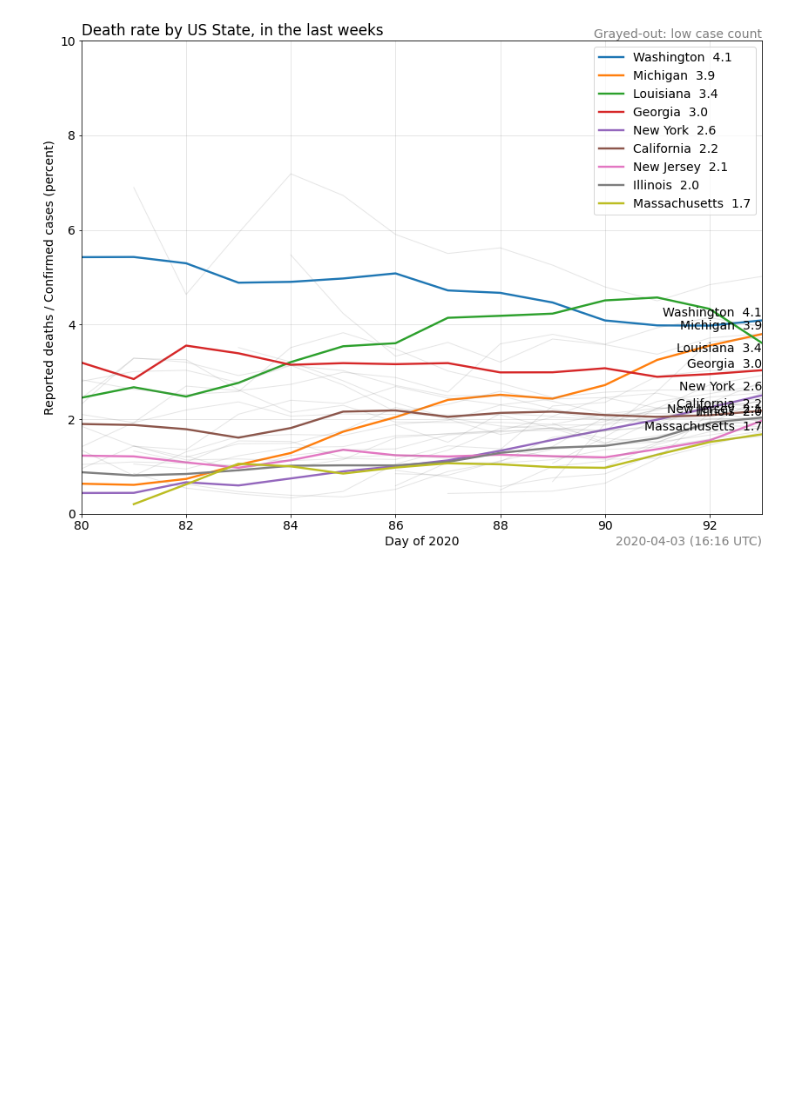
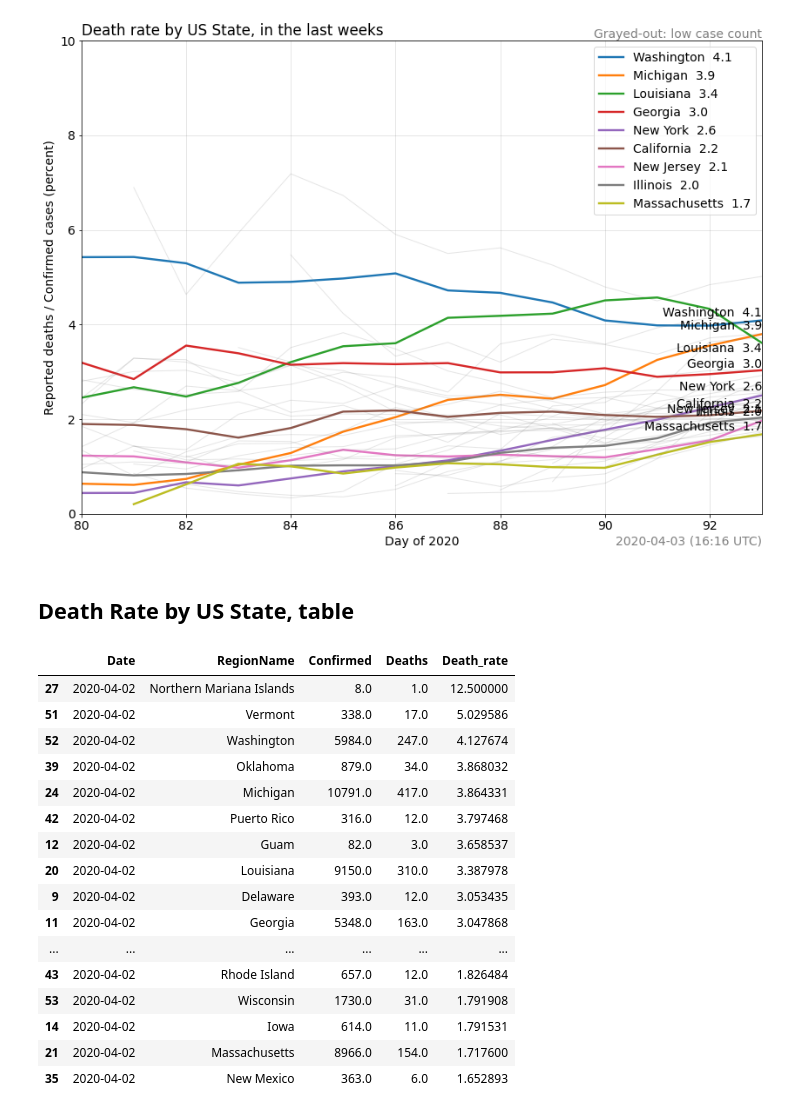
Before and after one commit to Covid-Analytics/covidanalytics.org, a Jupyter notebook: analysis/US_Data.ipynb, the cells around one changed output. Saved outputs shown, nothing was run; the diff lists cells and outputs as text; code cells hidden in the pictures; blank space fills up the shorter version.

```diff
--- a/analysis/US_Data.ipynb
+++ b/analysis/US_Data.ipynb
@@ -384,3 +384,25 @@ create_xy_plot_by_series(
 [figure]
 [figure]
 [figure]
+# %% [markdown]
+## Death Rate by US State, table
+# %%
+df_highest_death_rate_by_state.loc[:,['Date', 'RegionName', 'Confirmed', 'Deaths', 'Death_rate']]
+# %% [output]
+|  | Date | RegionName | Confirmed | Deaths | Death_rate |
+| 27 | 2020-04-02 | Northern Mariana Islands | 8.0 | 1.0 | 12.500000 |
+| 51 | 2020-04-02 | Vermont | 338.0 | 17.0 | 5.029586 |
+| 52 | 2020-04-02 | Washington | 5984.0 | 247.0 | 4.127674 |
+| 39 | 2020-04-02 | Oklahoma | 879.0 | 34.0 | 3.868032 |
+| 24 | 2020-04-02 | Michigan | 10791.0 | 417.0 | 3.864331 |
+| 42 | 2020-04-02 | Puerto Rico | 316.0 | 12.0 | 3.797468 |
+| 12 | 2020-04-02 | Guam | 82.0 | 3.0 | 3.658537 |
+| 20 | 2020-04-02 | Louisiana | 9150.0 | 310.0 | 3.387978 |
+| 9 | 2020-04-02 | Delaware | 393.0 | 12.0 | 3.053435 |
+| 11 | 2020-04-02 | Georgia | 5348.0 | 163.0 | 3.047868 |
+| ... | ... | ... | ... | ... | ... |
+| 43 | 2020-04-02 | Rhode Island | 657.0 | 12.0 | 1.826484 |
+| 53 | 2020-04-02 | Wisconsin | 1730.0 | 31.0 | 1.791908 |
+| 14 | 2020-04-02 | Iowa | 614.0 | 11.0 | 1.791531 |
+| 21 | 2020-04-02 | Massachusetts | 8966.0 | 154.0 | 1.717600 |
+| 35 | 2020-04-02 | New Mexico | 363.0 | 6.0 | 1.652893 |
```
